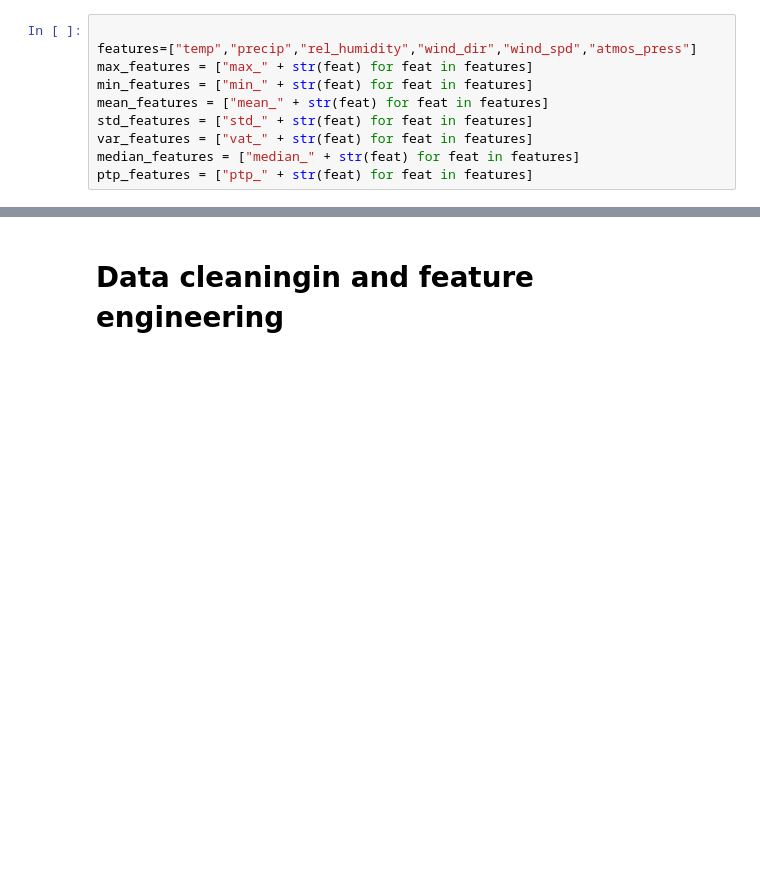
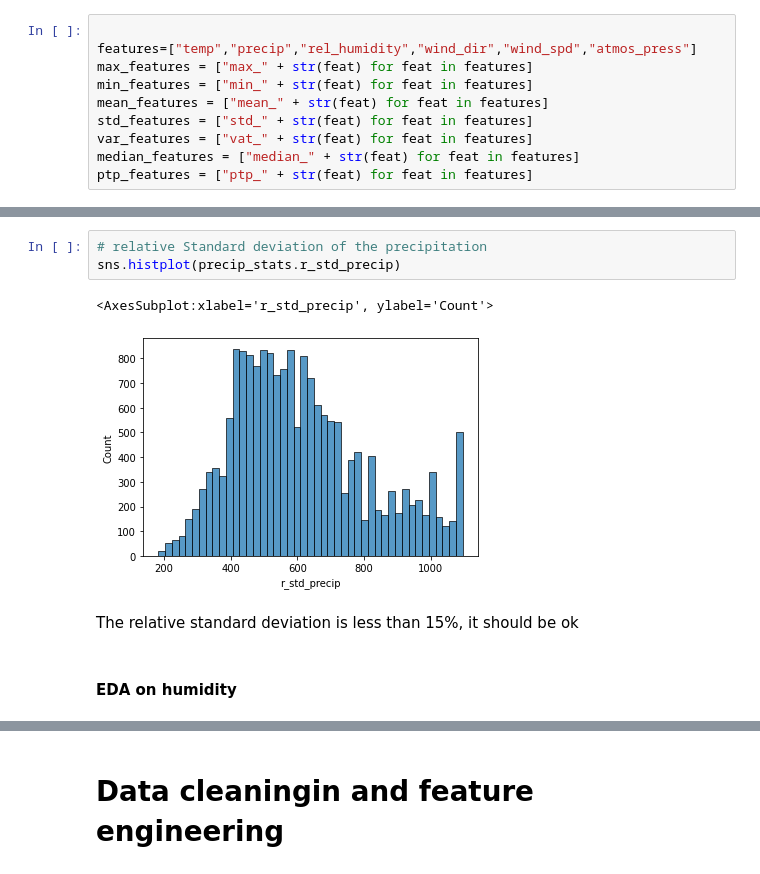
Before and after one commit to sm4rtm4art/airquality, a Jupyter notebook: EDA-and-modeling.ipynb, the cells around one changed output, grey strips where cells are left out. Cells and saved outputs as stored; diff of their text form; blank space fills up the shorter version.

```diff
--- a/EDA-and-modeling.ipynb
+++ b/EDA-and-modeling.ipynb
@@ -31,0 +97,10 @@ sns.histplot(data.target, bins=10)  # TODO bins passend zu der Klassifizierung
+# %%
+# relative Standard deviation of the precipitation
+sns.histplot(precip_stats.r_std_precip)
+# %% [output]
+<AxesSubplot:xlabel='r_std_precip', ylabel='Count'>
+[figure, added]
+# %% [markdown]
+The relative standard deviation is less than 15%, it should be ok
+# %% [markdown]
+#### EDA on humidity
```
Also changed, not shown: parts of 18 cells of this notebook, 1 other file.
